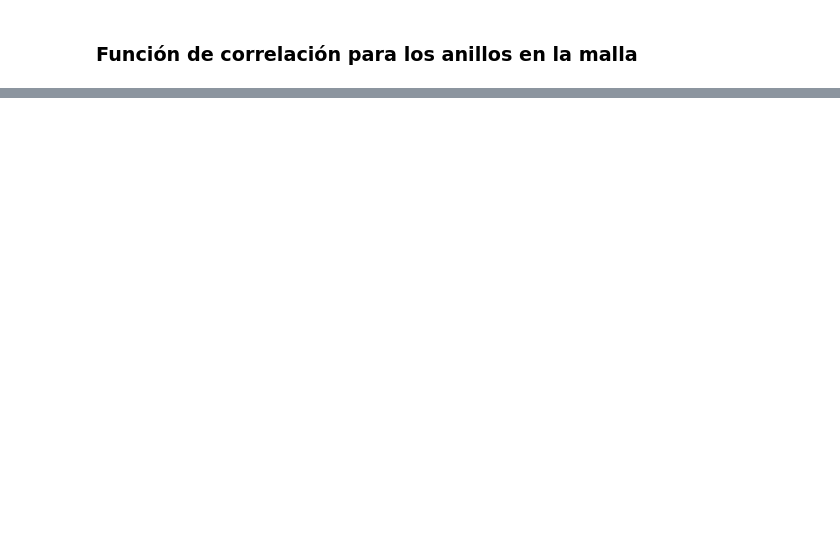
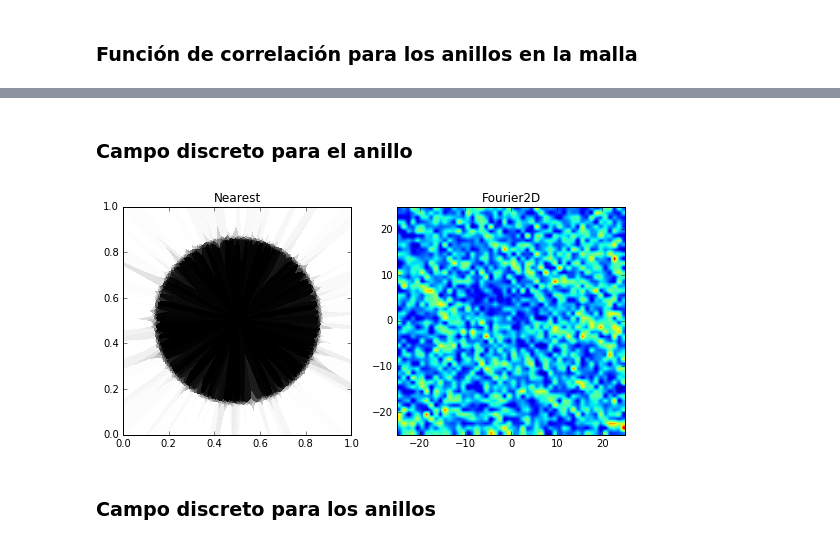
Before and after one commit to CosmoStats/cosmostats2018-jzsmoreno, a Jupyter notebook: 2daParte/Ejercicio5/griddata.ipynb, the cells around one changed output, grey strips where cells are left out. Cells and saved outputs as stored; diff of their text form; code cells hidden in the pictures; blank space fills up the shorter version.

```diff
--- a/2daParte/Ejercicio5/griddata.ipynb
+++ b/2daParte/Ejercicio5/griddata.ipynb
@@ -269,0 +335,25 @@ LSzalay(tcx,tcy,radx,rady,dim,20,w)
+# %% [markdown]
+### Campo discreto para el anillo
+# %%
+from numpy.fft import fft2, fftshift, ifft2
+
+hW, hH = 300, 300
+
+H,W = np.shape(grid_z2)
+
+plt.subplot(221)
+plt.imshow(grid_z2, cmap = 'gray', extent=[0.0,1.0,0.0,1.0])
+plt.title('Nearest')
+
+plt.subplot(222)
+F = fft2(grid_z2)
+F = fftshift(F)
+P = np.abs(F)
+plt.imshow(P[hH-25:hH+25,hW-25:hW+25], extent=[-25,25,-25,25])
+plt.title('Fourier2D')
+
+plt.gcf().set_size_inches(9, 9)
+# %% [output]
+[figure, added]
+# %% [markdown]
+### Campo discreto para los anillos
```
Also changed, not shown: parts of 15 cells of this notebook.
